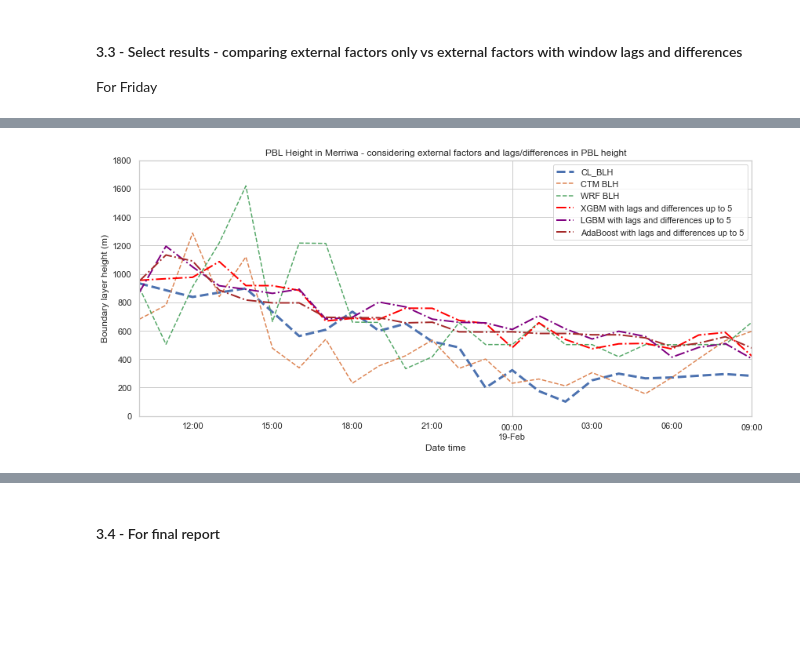
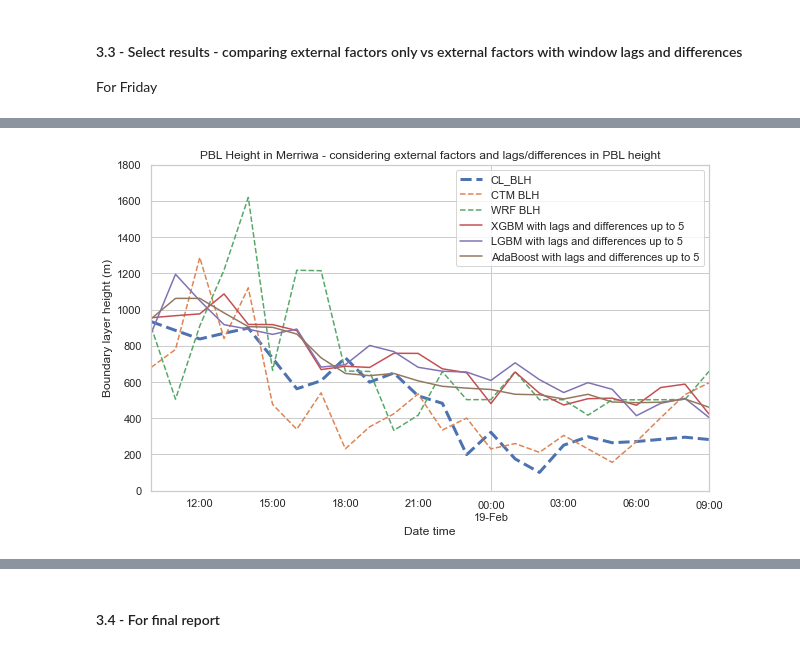
Before and after one commit to LlahsivK/group-18, a Jupyter notebook: Analysis3_Modelling_TKversion_20210806.ipynb, the cells around one changed output, grey strips where cells are left out. Saved outputs shown, nothing was run; the diff lists cells and outputs as text; code cells hidden in the pictures; blank space fills up the shorter version.

```diff
--- a/Analysis3_Modelling_TKversion_20210806.ipynb
+++ b/Analysis3_Modelling_TKversion_20210806.ipynb
@@ -737,16 +860,24 @@ Clear case for inclusion of lags and differences in model
 lgbm_model = LGBMRegressor()
 
 #On external factors only
-df_merriwa_lgbm_all = modeller(df_merriwa_filled, feature_list_all, 'CL_BLH', lgbm_model)
-df_lidcombe_lgbm_all = modeller(df_lidcombe_filled, feature_list_all, 'CL_BLH', lgbm_model)
+df_merriwa_lgbm_all = modeller(df_merriwa_filled, feature_list_all, 'CL_BLH', lgbm_model, False)
+df_lidcombe_lgbm_all = modeller(df_lidcombe_filled, feature_list_all, 'CL_BLH', lgbm_model, False)
 
 #On external factors with lags
-df_merriwa_lgbm_wlags = modeller(df_merriwa_wlags, feature_list_all_wlags, 'CL_BLH', lgbm_model)
-df_lidcombe_lgbm_wlags = modeller(df_lidcombe_wlags, feature_list_all_wlags, 'CL_BLH', lgbm_model)
+df_merriwa_lgbm_wlags = modeller(df_merriwa_wlags, feature_list_all_wlags, 'CL_BLH', lgbm_model, False)
+df_lidcombe_lgbm_wlags = modeller(df_lidcombe_wlags, feature_list_all_wlags, 'CL_BLH', lgbm_model, False)
 
 #On external factors with lags and differences
-df_merriwa_lgbm_wlags_v2 = modeller(df_merriwa_wlags, feature_list_all_v3, 'CL_BLH', lgbm_model)
-df_lidcombe_lgbm_wlags_v2 = modeller(df_lidcombe_wlags, feature_list_all_v3, 'CL_BLH', lgbm_model)
+df_merriwa_lgbm_wlags_v2 = modeller(df_merriwa_wlags, feature_list_all_v3, 'CL_BLH', lgbm_model, False)
+df_lidcombe_lgbm_wlags_v2 = modeller(df_lidcombe_wlags, feature_list_all_v3, 'CL_BLH', lgbm_model, False)
+
+#On external factors with lags, diff and rolling means
+df_merriwa_lgbm_wlags_v3 = modeller(df_merriwa_wlags, feature_list_all_v4, 'CL_BLH', lgbm_model, False)
+df_lidcombe_lgbm_wlags_v3 = modeller(df_lidcombe_wlags, feature_list_all_v4, 'CL_BLH', lgbm_model, False)
+
+# #On external factors scaled with lags and differences
+# df_merriwa_lgbm_wlags_scaled = modeller(df_merriwa_wlags, feature_list_all_v3, 'CL_BLH', lgbm_model, True)
+# df_lidcombe_lgbm_wlags_scaled = modeller(df_lidcombe_wlags, feature_list_all_v3, 'CL_BLH', lgbm_model, True)
 # %%
 results_print(df_merriwa_lgbm_all, df_merriwa_filled.head(142)['CL_BLH'],'Merriwa LGBM all features')
 # %% [output]
@@ -801,16 +956,25 @@ Mean Absolute scaled error:0.97145
 ada_model = AdaBoostRegressor()
 
 #On external factors only
-df_merriwa_ada_all = modeller(df_merriwa_filled, feature_list_all, 'CL_BLH', ada_model)
-df_lidcombe_ada_all = modeller(df_lidcombe_filled, feature_list_all, 'CL_BLH', ada_model)
+df_merriwa_ada_all = modeller(df_merriwa_filled, feature_list_all, 'CL_BLH', ada_model, False)
+df_lidcombe_ada_all = modeller(df_lidcombe_filled, feature_list_all, 'CL_BLH', ada_model, False)
 
 #On external factors with lags
-df_merriwa_ada_wlags = modeller(df_merriwa_wlags, feature_list_all_wlags, 'CL_BLH', ada_model)
-df_lidcombe_ada_wlags = modeller(df_lidcombe_wlags, feature_list_all_wlags, 'CL_BLH', ada_model)
+df_merriwa_ada_wlags = modeller(df_merriwa_wlags, feature_list_all_wlags, 'CL_BLH', ada_model, False)
+df_lidcombe_ada_wlags = modeller(df_lidcombe_wlags, feature_list_all_wlags, 'CL_BLH', ada_model, False)
 
 #On external factors with lags and differences
-df_merriwa_ada_wlags_v2 = modeller(df_merriwa_wlags, feature_list_all_v3, 'CL_BLH', ada_model)
-df_lidcombe_ada_wlags_v2 = modeller(df_lidcombe_wlags, feature_list_all_v3, 'CL_BLH', ada_model)
+df_merriwa_ada_wlags_v2 = modeller(df_merriwa_wlags, feature_list_all_v3, 'CL_BLH', ada_model, False)
+df_lidcombe_ada_wlags_v2 = modeller(df_lidcombe_wlags, feature_list_all_v3, 'CL_BLH', ada_model, False)
+
+#On external factors with lags, differences and rolling means
+df_merriwa_ada_wlags_v3 = modeller(df_merriwa_wlags, feature_list_all_v4, 'CL_BLH', ada_model, False)
+df_lidcombe_ada_wlags_v3 = modeller(df_lidcombe_wlags, feature_list_all_v4, 'CL_BLH', ada_model, False)
+
+
+# #On external factors scaled with lags and differences
+# df_merriwa_ada_wlags_scaled = modeller(df_merriwa_wlags, feature_list_all_v3, 'CL_BLH', ada_model, True)
+# df_lidcombe_ada_wlags_scaled = modeller(df_lidcombe_wlags, feature_list_all_v3, 'CL_BLH', ada_model, True)
 # %% [markdown]
 When you rerun- you dont get same answer..?? Not stable perhaps discard
 # %%
@@ -1032,6 +1260,6 @@ df_combined_predicted_lidcombe_wlags_v2 = combine_data_plots(df_lidcombe_filled,
 # %%
 def combined_predicted_plots_extfact(df, title):
-    ax = df.plot(figsize = (14,6), title = title)
+    ax = df.plot(figsize = (10,6), title = title)
     #Change settings for CL_BLH
     ax.lines[0].set_linestyle('dashed')
     ax.lines[0].set_linewidth(3)
@@ -1078,4 +1306,4 @@ combined_predicted_plots_extfact(df_combined_predicted_merriwa_extfact, 'PBL Hei
 # %%
-combined_predicted_plots_wlags_v2(df_combined_predicted_merriwa_wlags_v2, 'PBL Height in Merriwa - considering external factors and lags/differences in PBL height')
+combined_predicted_plots_extfact(df_combined_predicted_merriwa_wlags_v2, 'PBL Height in Merriwa - considering external factors and lags/differences in PBL height')
 # %% [output]
-[figure, old version]
+[figure, new version]
```
Also changed, not shown: parts of 48 cells of this notebook.
